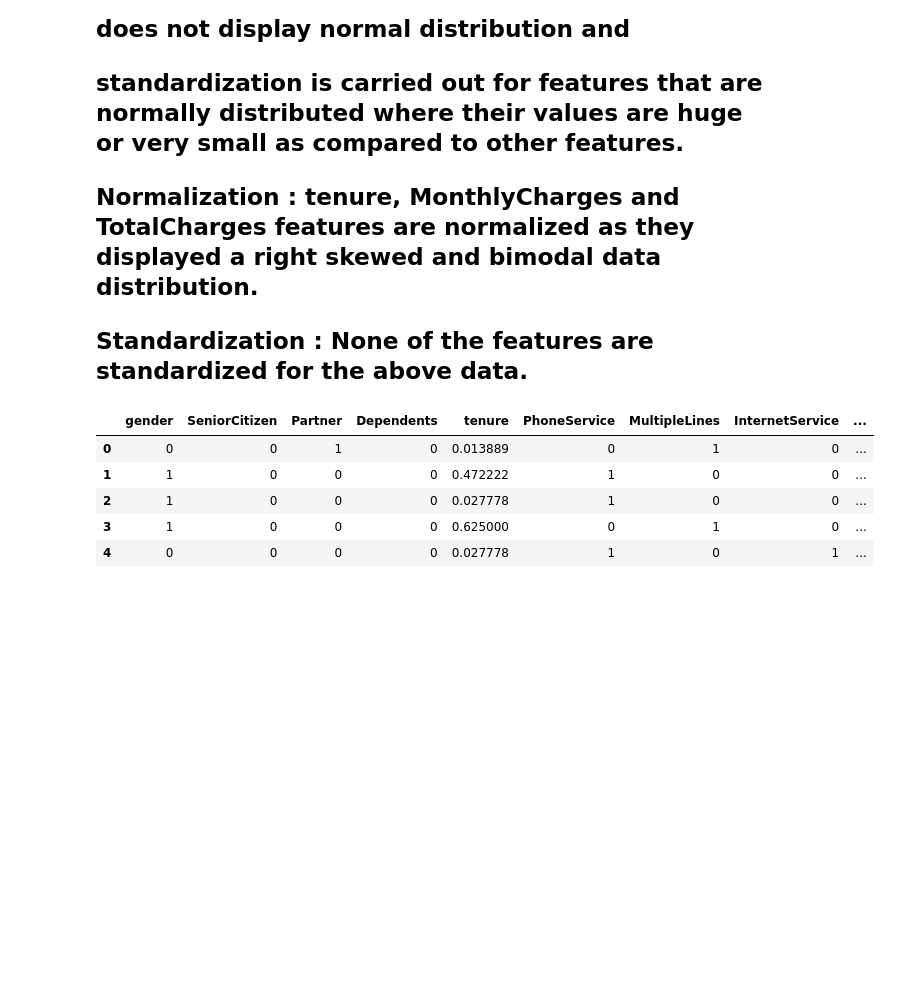
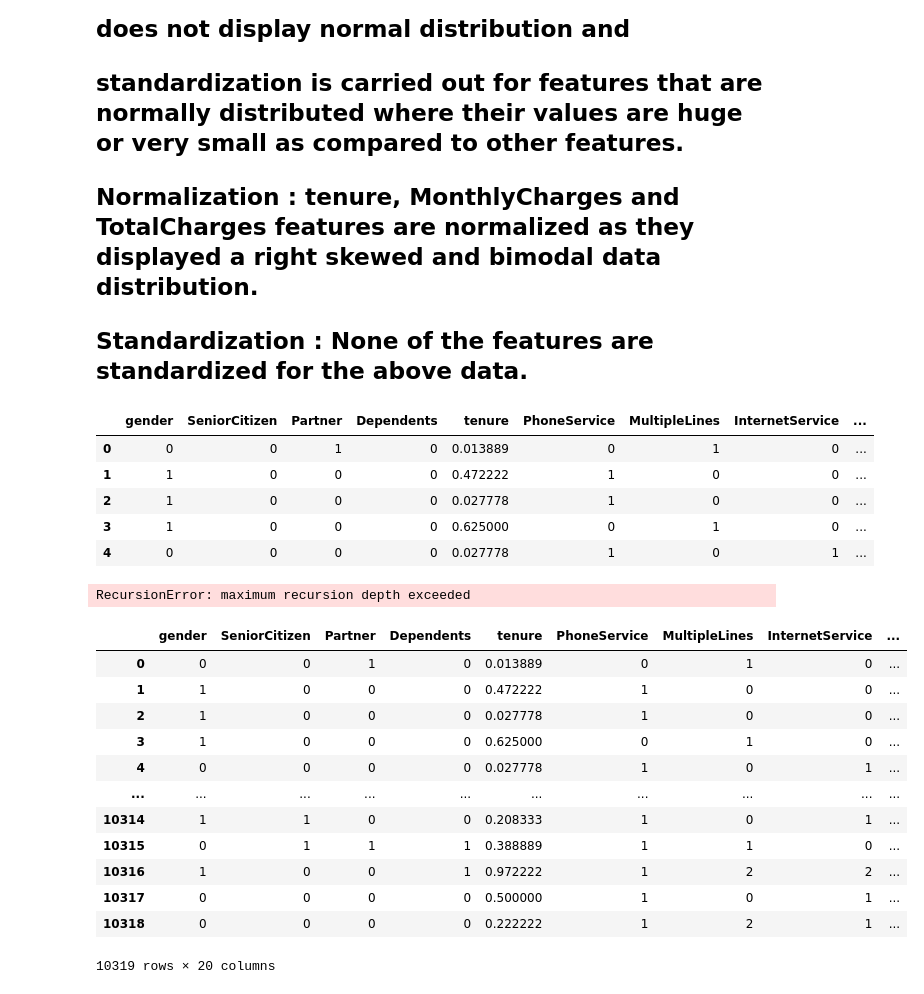
Before and after one commit to debugithub1234/update_project24, a Jupyter notebook: notebook/1 . EDA_CHURNE .ipynb, the cells around one changed output. Saved outputs shown, nothing was run; the diff lists cells and outputs as text; code cells hidden in the pictures; blank space fills up the shorter version.

Commit message:
new commit normalizatiton and standardization

```diff
--- a/notebook/1 . EDA_CHURNE .ipynb
+++ b/notebook/1 . EDA_CHURNE .ipynb
@@ -653,0 +671,4 @@ df2.head()
+# %%
+min_max_standard_scaler()
+# %% [output]
+RecursionError: maximum recursion depth exceeded
@@ -653,0 +701,16 @@ df2.head()
+# %%
+df2
+# %% [output]
+|  | gender | SeniorCitizen | Partner | Dependents | tenure | PhoneService | MultipleLines | InternetService | ... |
+| 0 | 0 | 0 | 1 | 0 | 0.013889 | 0 | 1 | 0 | ... |
+| 1 | 1 | 0 | 0 | 0 | 0.472222 | 1 | 0 | 0 | ... |
+| 2 | 1 | 0 | 0 | 0 | 0.027778 | 1 | 0 | 0 | ... |
+| 3 | 1 | 0 | 0 | 0 | 0.625000 | 0 | 1 | 0 | ... |
+| 4 | 0 | 0 | 0 | 0 | 0.027778 | 1 | 0 | 1 | ... |
+| ... | ... | ... | ... | ... | ... | ... | ... | ... | ... |
+| 10314 | 1 | 1 | 0 | 0 | 0.208333 | 1 | 0 | 1 | ... |
+| 10315 | 0 | 1 | 1 | 1 | 0.388889 | 1 | 1 | 0 | ... |
+| 10316 | 1 | 0 | 0 | 1 | 0.972222 | 1 | 2 | 2 | ... |
+| 10317 | 0 | 0 | 0 | 0 | 0.500000 | 1 | 0 | 1 | ... |
+| 10318 | 0 | 0 | 0 | 0 | 0.222222 | 1 | 2 | 1 | ... |
+10319 rows × 20 columns
```
Also changed, not shown: parts of 2 cells of this notebook.
